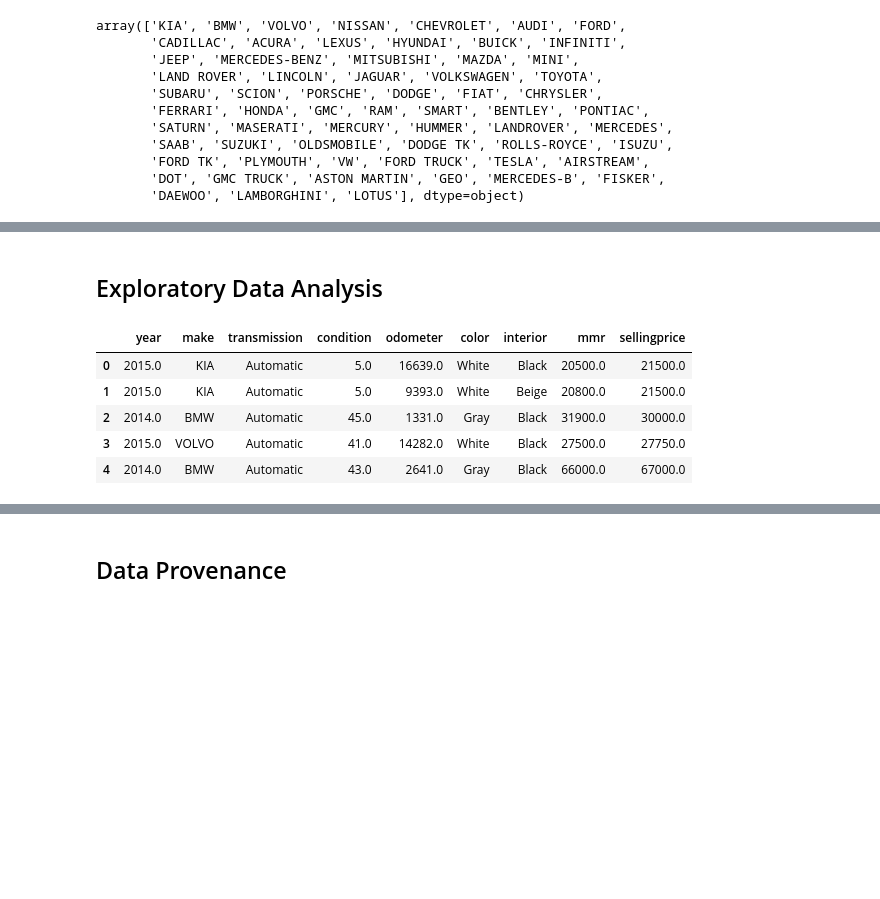
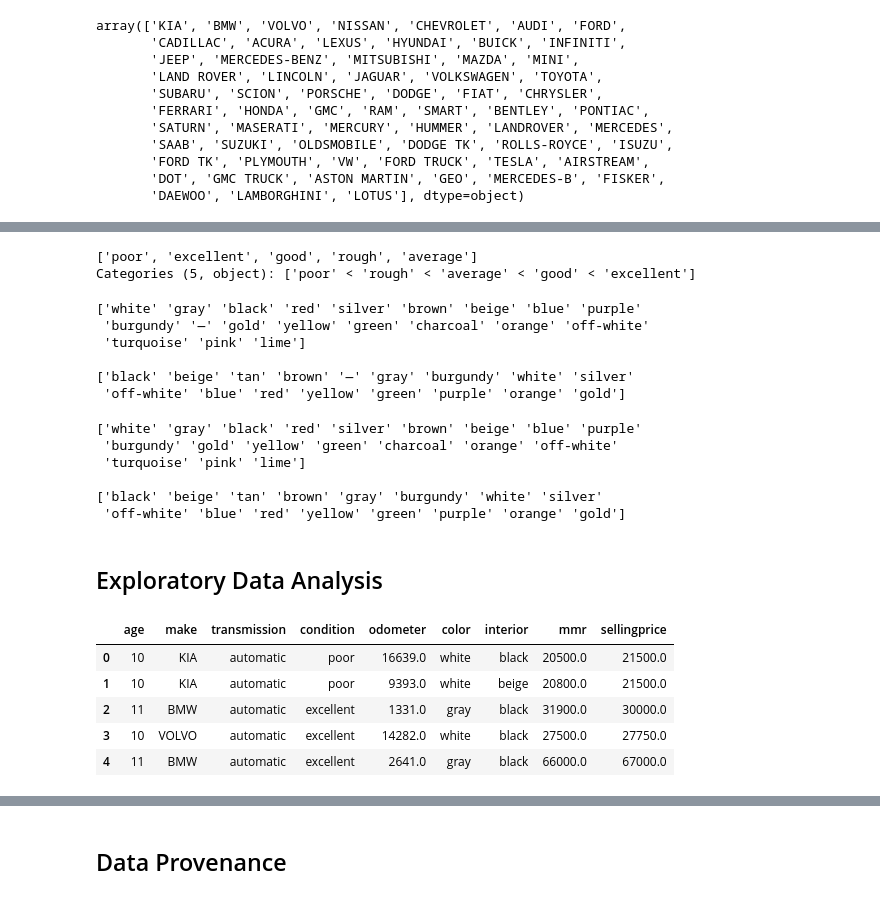
Before and after one commit to domingosdeeulariadumba/CarPricesPrediction, a Jupyter notebook: CarPricesNotebook.ipynb, the cells around one changed output, grey strips where cells are left out. Cells and saved outputs as stored; diff of their text form; code cells hidden in the pictures; blank space fills up the shorter version.

```diff
--- a/CarPricesNotebook.ipynb
+++ b/CarPricesNotebook.ipynb
@@ -137,8 +149,0 @@ print(set(df.make))
-# %%
-# Replacement for Land Rover and Volkswagen
-
-replace_makes = lambda make: 'LAND ROVER' if make == 'LANDROVER' else 'VOLKSWAGEN' if make == 'VW' else make
-
-df['make' ] = df.make.map(replace_makes)
-
-print(set(df.make))
@@ -147,8 +149,0 @@ print(set(df.make))
-# %%
-# Passing the categorical columns except 'make' to title style
-
-cat_cols_diff_make = df.dtypes[(df.dtypes == object) & (df.dtypes.index != 'make')].index
-
-df[cat_cols_diff_make] = df[cat_cols_diff_make].map(lambda cell: cell.title())
-
-df[cat_cols_diff_make].head()
@@ -231,0 +150,45 @@ conn.close()
+# %%
+# Discretization of "condition" attribute
+
+bins_ = list(range(0, 60, 10))
+labels_ = ['poor', 'rough', 'average', 'good', 'excellent']
+df['condition'] = pd.cut(
+    df.condition,
+    bins = bins_,
+    labels = labels_,
+    include_lowest = True
+    ).values
+
+df.condition.unique()
+# %% [output]
+['poor', 'excellent', 'good', 'rough', 'average']
+Categories (5, object): ['poor' < 'rough' < 'average' < 'good' < 'excellent']
+# %%
+# Unique colors and interior (colors)
+
+print(df.color.unique(), df.interior.unique(), sep = '\n' * 2)
+# %% [output]
+['white' 'gray' 'black' 'red' 'silver' 'brown' 'beige' 'blue' 'purple'
+ 'burgundy' '—' 'gold' 'yellow' 'green' 'charcoal' 'orange' 'off-white'
+ 'turquoise' 'pink' 'lime']
+
+['black' 'beige' 'tan' 'brown' '—' 'gray' 'burgundy' 'white' 'silver'
+ 'off-white' 'blue' 'red' 'yellow' 'green' 'purple' 'orange' 'gold']
+# %%
+# Model imputation of '—' for "color" and "interior"
+
+imputer_color = SimpleImputer(
+    missing_values = '—',
+    strategy = 'most_frequent'
+    )
+imputed_color = imputer_color.fit_transform(df.iloc[:, -4:-2])
+
+df.iloc[:, -4:-2] = imputed_color
+print(df.color.unique(), df.interior.unique(), sep = '\n' * 2)
+# %% [output]
+['white' 'gray' 'black' 'red' 'silver' 'brown' 'beige' 'blue' 'purple'
+ 'burgundy' 'gold' 'yellow' 'green' 'charcoal' 'orange' 'off-white'
+ 'turquoise' 'pink' 'lime']
+
+['black' 'beige' 'tan' 'brown' 'gray' 'burgundy' 'white' 'silver'
+ 'off-white' 'blue' 'red' 'yellow' 'green' 'purple' 'orange' 'gold']
@@ -234,11 +203,11 @@ conn.close()
 # %%
 # First rows of the preprocessing dataframe
 
-df_prep.head()
+df.head()
 # %% [output]
-|  | year | make | transmission | condition | odometer | color | interior | mmr | sellingprice |
-| 0 | 2015.0 | KIA | Automatic | 5.0 | 16639.0 | White | Black | 20500.0 | 21500.0 |
-| 1 | 2015.0 | KIA | Automatic | 5.0 | 9393.0 | White | Beige | 20800.0 | 21500.0 |
-| 2 | 2014.0 | BMW | Automatic | 45.0 | 1331.0 | Gray | Black | 31900.0 | 30000.0 |
-| 3 | 2015.0 | VOLVO | Automatic | 41.0 | 14282.0 | White | Black | 27500.0 | 27750.0 |
-| 4 | 2014.0 | BMW | Automatic | 43.0 | 2641.0 | Gray | Black | 66000.0 | 67000.0 |
+|  | age | make | transmission | condition | odometer | color | interior | mmr | sellingprice |
+| 0 | 10 | KIA | automatic | poor | 16639.0 | white | black | 20500.0 | 21500.0 |
+| 1 | 10 | KIA | automatic | poor | 9393.0 | white | beige | 20800.0 | 21500.0 |
+| 2 | 11 | BMW | automatic | excellent | 1331.0 | gray | black | 31900.0 | 30000.0 |
+| 3 | 10 | VOLVO | automatic | excellent | 14282.0 | white | black | 27500.0 | 27750.0 |
+| 4 | 11 | BMW | automatic | excellent | 2641.0 | gray | black | 66000.0 | 67000.0 |
```
Also changed, not shown: parts of 45 cells of this notebook, 3 other files.
